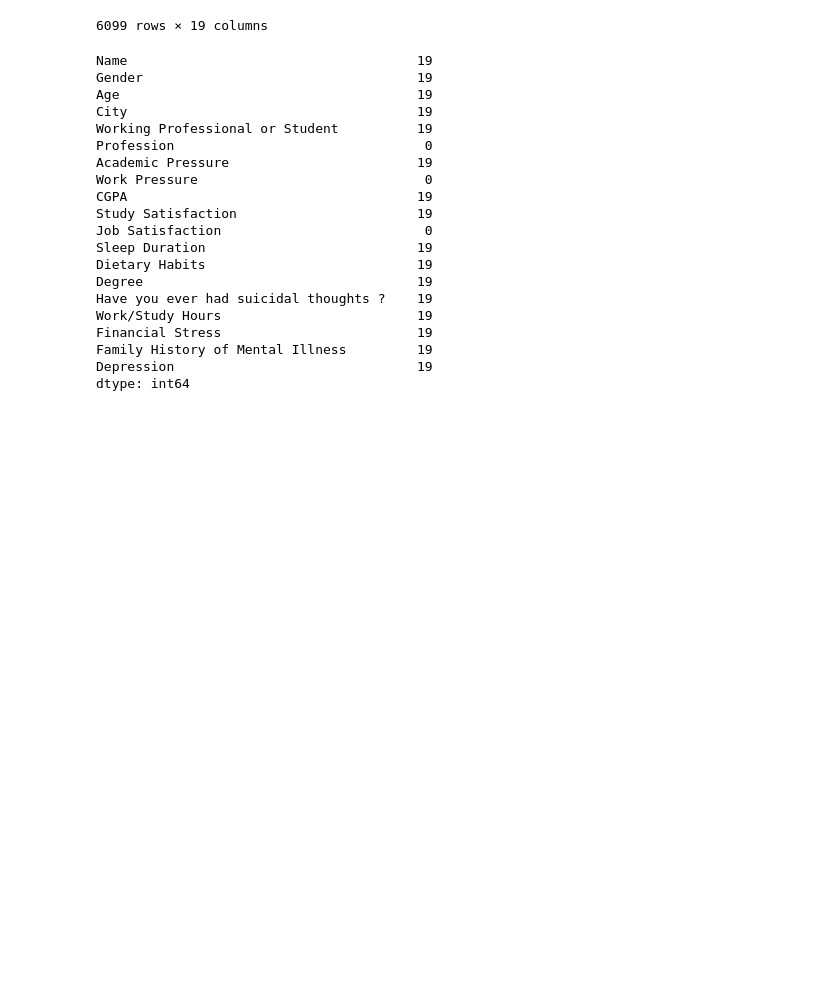
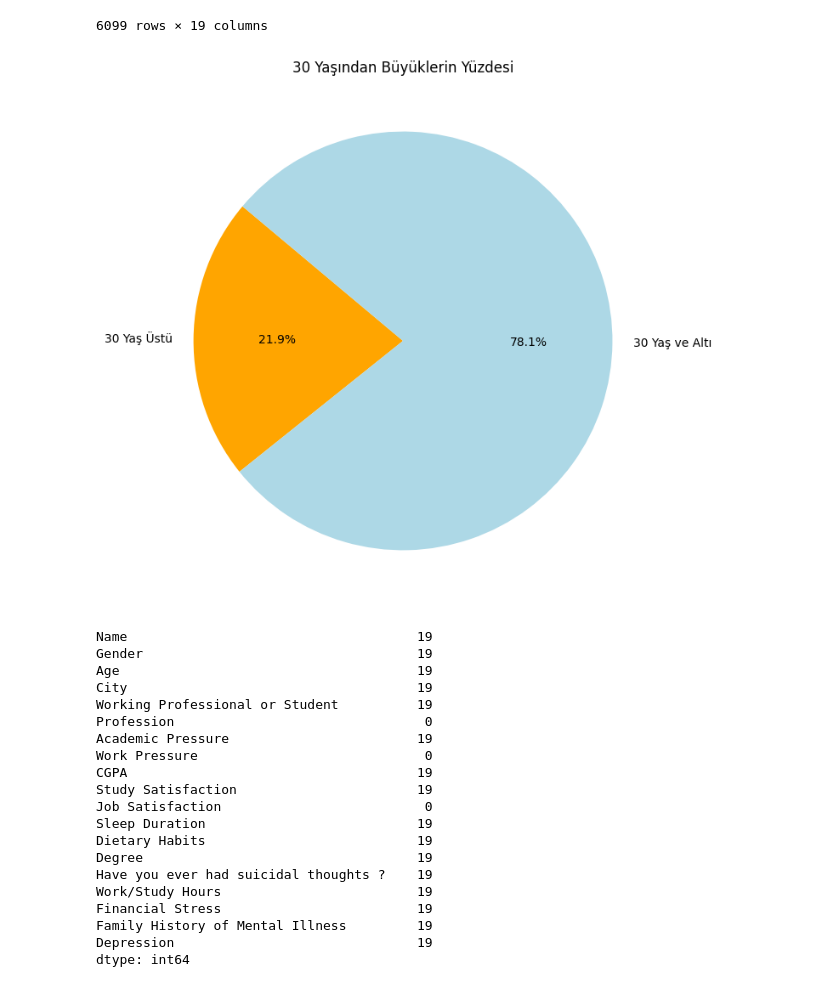
Before and after one commit to mutuceng/depression-risk-classification, a Jupyter notebook: Backend/ML/data_prep.ipynb, the cells around one changed output. Drawn from its saved outputs; the diff is of its cells as text; code cells hidden in the pictures; blank space fills up the shorter version.

```diff
--- a/Backend/ML/data_prep.ipynb
+++ b/Backend/ML/data_prep.ipynb
@@ -207,6 +222,22 @@ age1
 | 140684 | Gaurav | Male | 31.0 | Lucknow | Student | NaN | 2.0 | ... |
 | 140689 | Ayaan | Male | 31.0 | Faridabad | Student | NaN | 3.0 | ... |
 6099 rows × 19 columns
+# %%
+age1_count = len(age1)
+total_count = len(std_trainset)
+age1_percentage = (age1_count / total_count) * 100
+others_percentage = 100 - age1_percentage
+
+labels = ['30 Yaş Üstü', '30 Yaş ve Altı']
+sizes = [age1_percentage, others_percentage]
+colors = ['orange', 'lightblue']
+
+plt.figure(figsize=(8, 8))
+plt.pie(sizes, labels=labels, autopct='%1.1f%%', startangle=140, colors=colors)
+plt.title('30 Yaşından Büyüklerin Yüzdesi')
+plt.show()
+# %% [output]
+[figure, added]
 # %%
 age2 = std_trainset[std_trainset['Age']> 40]
 age2.count()
```
Also changed, not shown: parts of 34 cells of this notebook, 10 other files.
